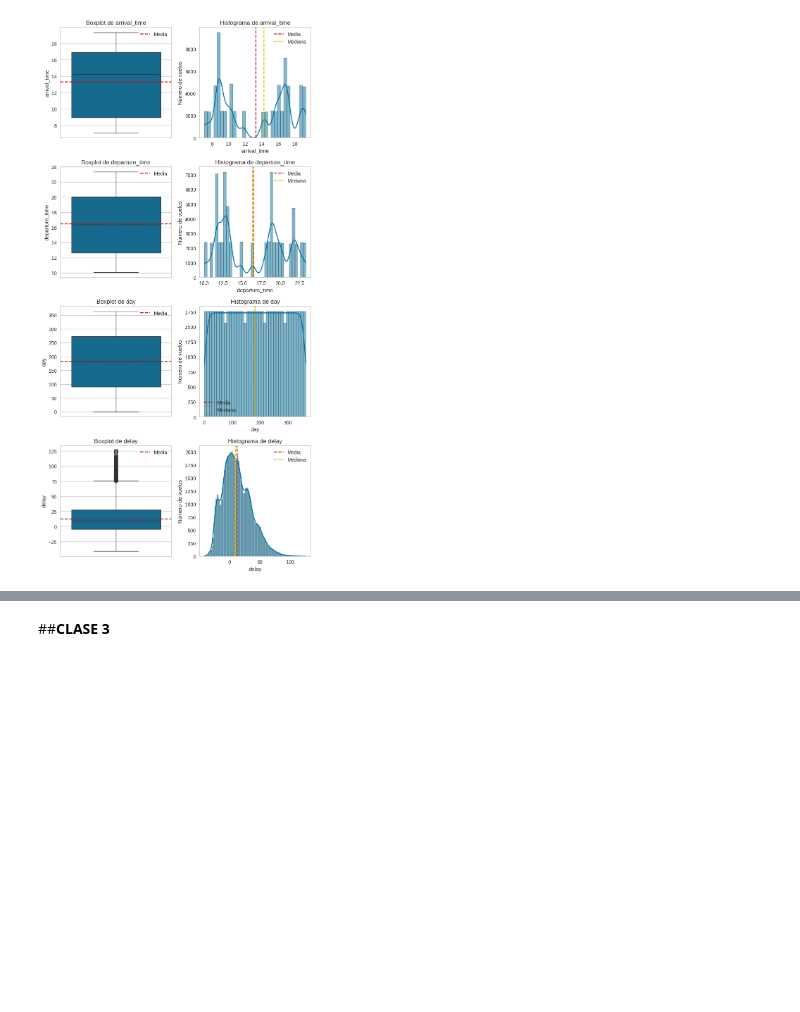
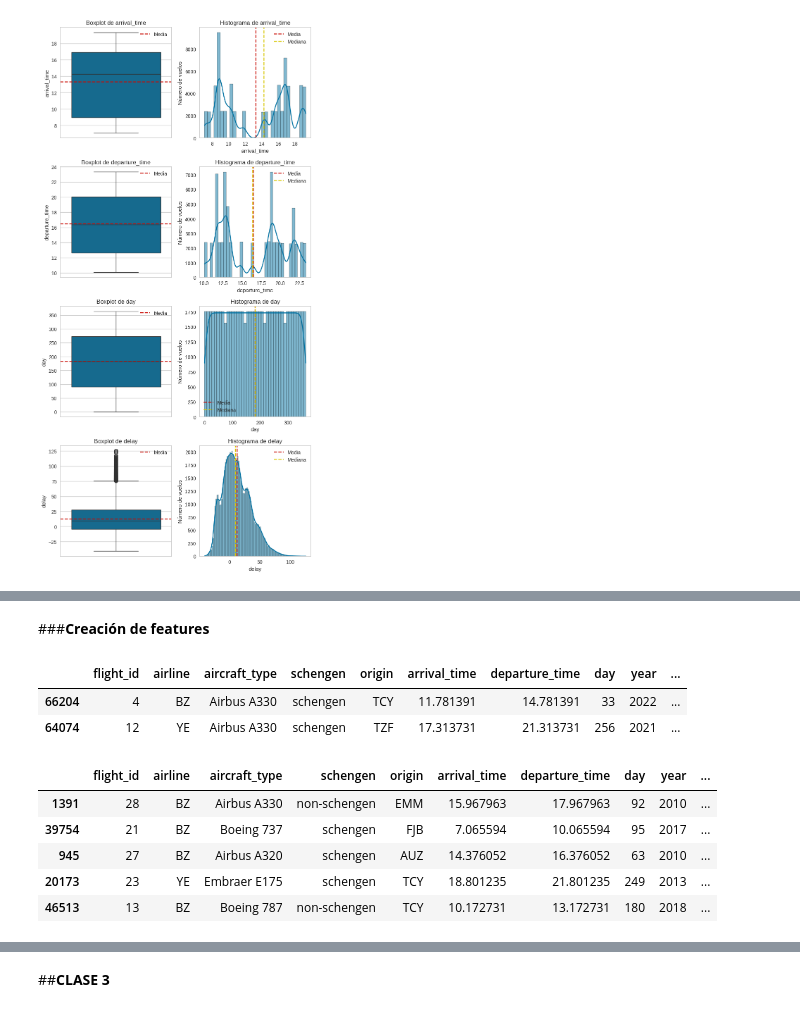
Before and after one commit to JLuceroVasquez/ia-aumentada-prevision-de-atrasos-de-vuelos, a Jupyter notebook: optimización_aeroportuaria.ipynb, the cells around one changed output, grey strips where cells are left out. Saved outputs shown, nothing was run; the diff lists cells and outputs as text; code cells hidden in the pictures; blank space fills up the shorter version.

```diff
--- a/optimización_aeroportuaria.ipynb
+++ b/optimización_aeroportuaria.ipynb
@@ -322,0 +340,26 @@ plt.show()
+# %% [markdown]
+###**Creación de features**
+# %%
+#Concatenamos los textos de 'day' y 'year'
+#Se suma 1 al n° de día porque el valor mínimo es 0 y el valor máximo 364.
+datos['date'] = datos['year'].astype(str) + '-' + (datos['day']+1).astype(str)
+#Convertimos los textos de 'date' en datos tipo datetime
+datos['date'] = pd.to_datetime(arg=datos['date'], format='%Y-%j')
+datos.sample(2)
+# %% [output]
+|  | flight_id | airline | aircraft_type | schengen | origin | arrival_time | departure_time | day | year | ... |
+| 66204 | 4 | BZ | Airbus A330 | schengen | TCY | 11.781391 | 14.781391 | 33 | 2022 | ... |
+| 64074 | 12 | YE | Airbus A330 | schengen | TZF | 17.313731 | 21.313731 | 256 | 2021 | ... |
+# %%
+#Generamos la columna 'is_weekend' para indicar si la fecha coincide con un sábado o domingo
+datos['is_weekend'] = datos['date'].dt.weekday.isin([5,6]) #Lunes tiene el indice 0.
+#Geneneramos la columna 'day_name' para indicar el nombre del día según la fecha
+datos['day_name'] = datos['date'].dt.day_name()
+datos.sample(5)
+# %% [output]
+|  | flight_id | airline | aircraft_type | schengen | origin | arrival_time | departure_time | day | year | ... |
+| 1391 | 28 | BZ | Airbus A330 | non-schengen | EMM | 15.967963 | 17.967963 | 92 | 2010 | ... |
+| 39754 | 21 | BZ | Boeing 737 | schengen | FJB | 7.065594 | 10.065594 | 95 | 2017 | ... |
+| 945 | 27 | BZ | Airbus A320 | schengen | AUZ | 14.376052 | 16.376052 | 63 | 2010 | ... |
+| 20173 | 23 | YE | Embraer E175 | schengen | TCY | 18.801235 | 21.801235 | 249 | 2013 | ... |
+| 46513 | 13 | BZ | Boeing 787 | non-schengen | TCY | 10.172731 | 13.172731 | 180 | 2018 | ... |
```
Also changed, not shown: parts of 13 cells of this notebook.
